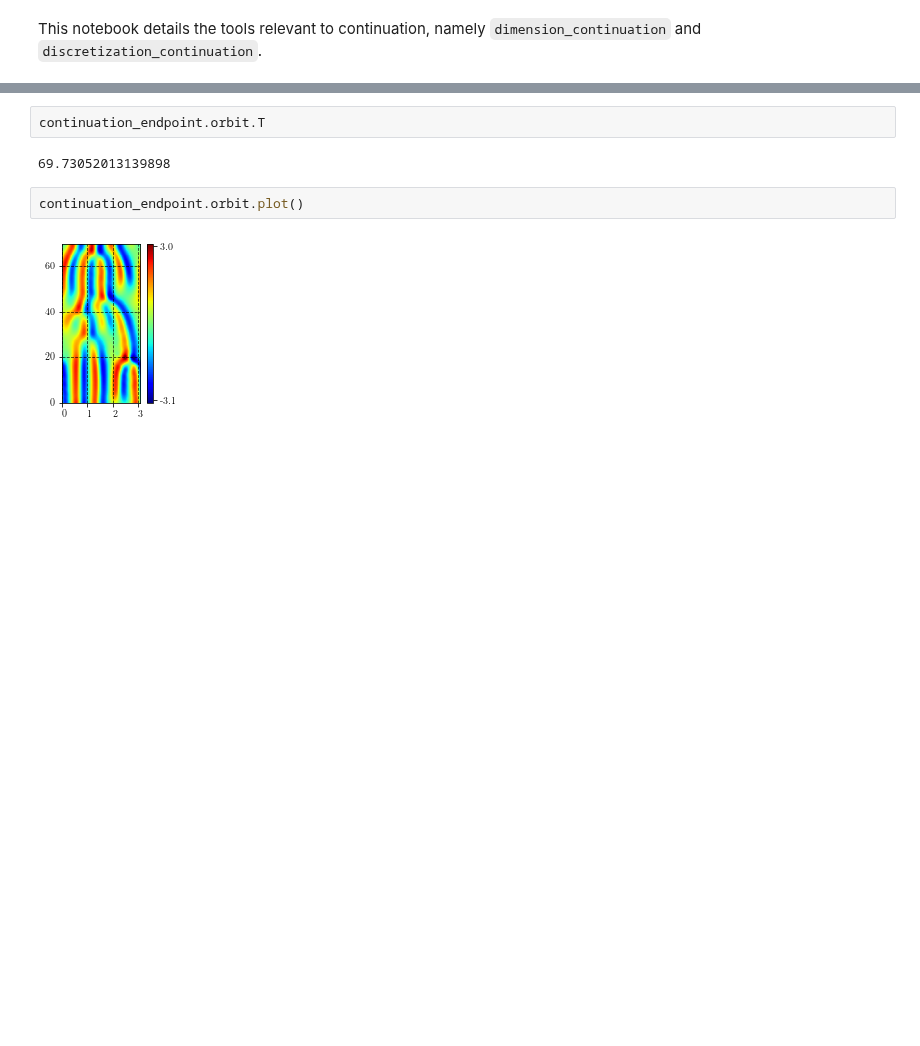
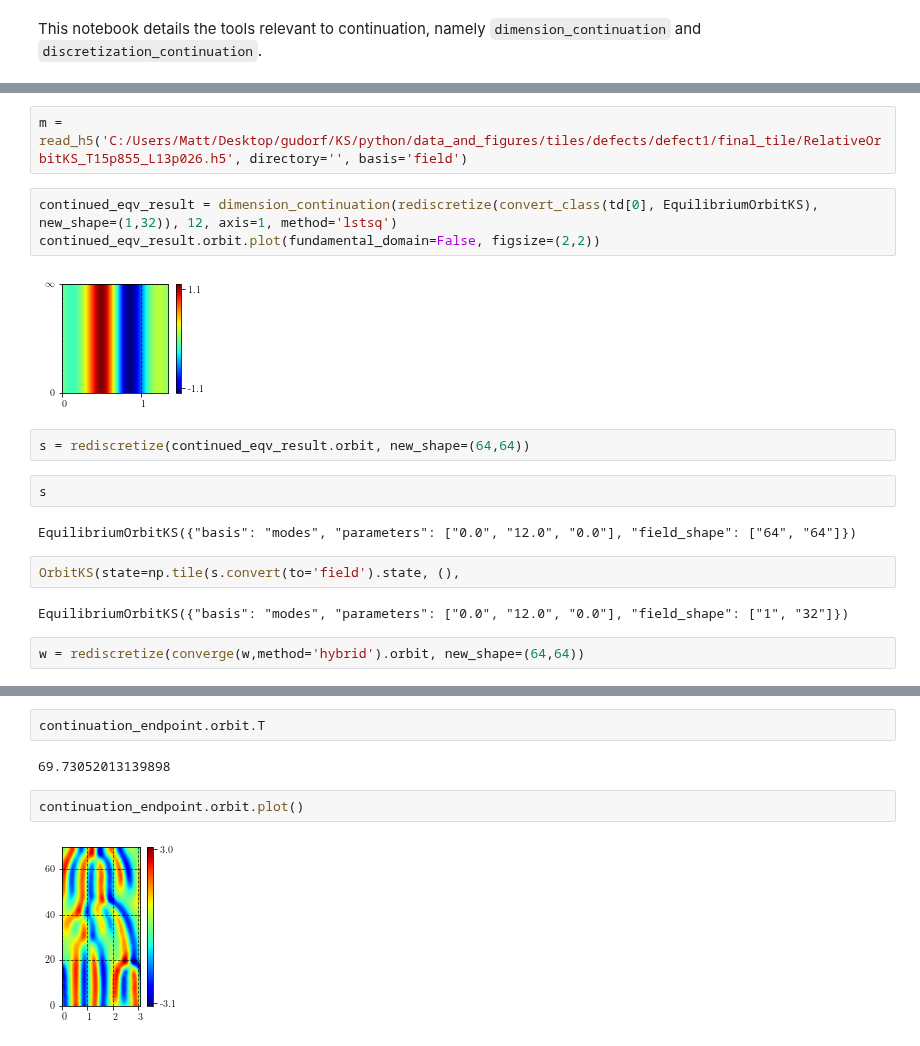
Before and after one commit to chaotic-systems/orbithunter, a Jupyter notebook: notebooks/continuation_demo.ipynb, the cells around one changed output, grey strips where cells are left out. Cells and saved outputs as stored; diff of their text form; blank space fills up the shorter version.

```diff
--- a/notebooks/continuation_demo.ipynb
+++ b/notebooks/continuation_demo.ipynb
@@ -12,0 +18,19 @@
+# %%
+m = read_h5('C:/Users/Matt/Desktop/gudorf/KS/python/data_and_figures/tiles/defects/defect1/final_tile/RelativeOrbitKS_T15p855_L13p026.h5', directory='', basis='field')
+# %%
+continued_eqv_result = dimension_continuation(rediscretize(convert_class(td[0], EquilibriumOrbitKS), new_shape=(1,32)), 12, axis=1, method='lstsq')
+continued_eqv_result.orbit.plot(fundamental_domain=False, figsize=(2,2))
+# %% [output]
+[figure, added]
+# %%
+s = rediscretize(continued_eqv_result.orbit, new_shape=(64,64))
+# %%
+s
+# %% [output]
+EquilibriumOrbitKS({"basis": "modes", "parameters": ["0.0", "12.0", "0.0"], "field_shape": ["64", "64"]})
+# %%
+OrbitKS(state=np.tile(s.convert(to='field').state, (),
+# %% [output]
+EquilibriumOrbitKS({"basis": "modes", "parameters": ["0.0", "12.0", "0.0"], "field_shape": ["1", "32"]})
+# %%
+w = rediscretize(converge(w,method='hybrid').orbit, new_shape=(64,64))
```
Also changed, not shown: parts of 28 cells of this notebook, 20 other files.
